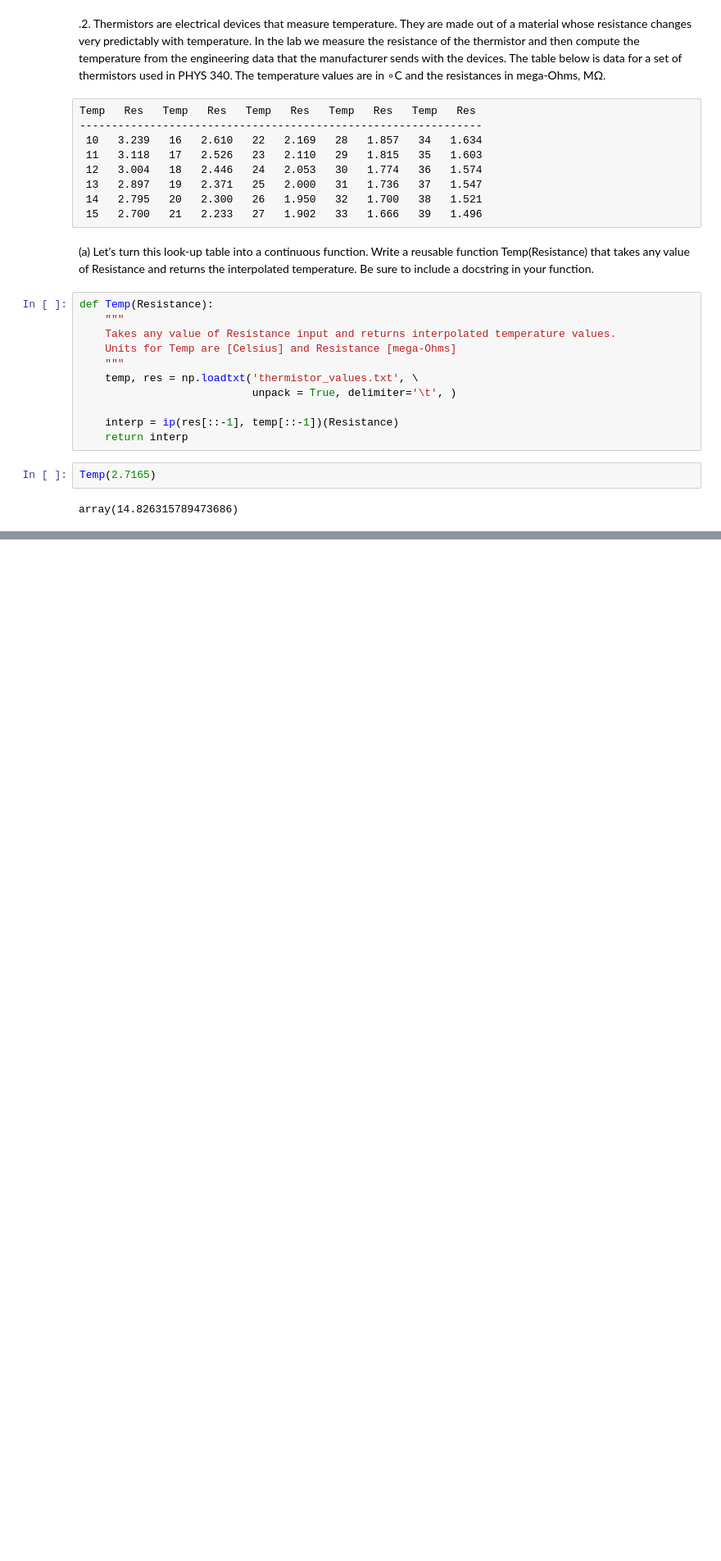
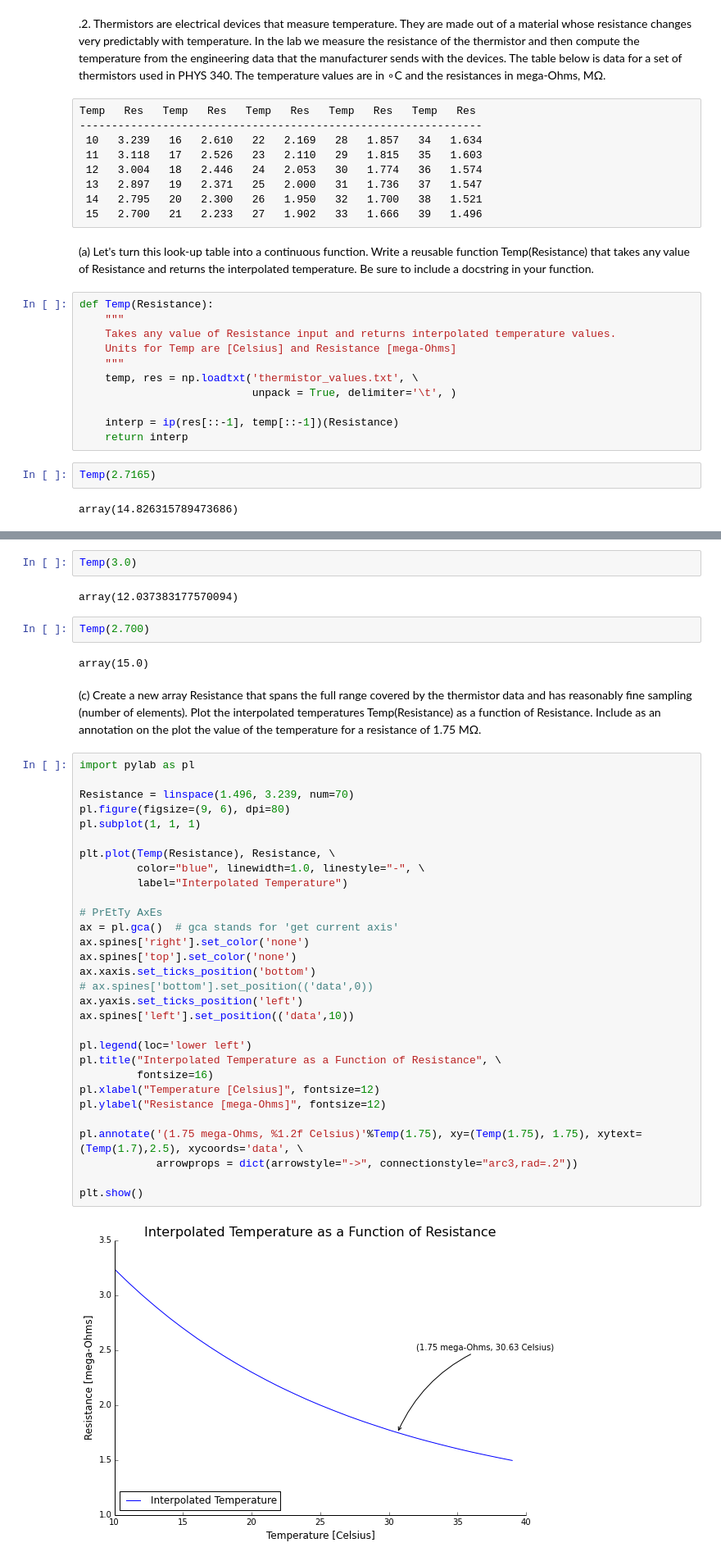
Before and after one commit to joknowle/PHYS202-S14, a Jupyter notebook: SciPy/InterpolationExercises.ipynb, the cells around one changed output, grey strips where cells are left out. Shown: that part at 82% size. Cells and saved outputs as stored; diff of their text form; blank space fills up the shorter version.

```diff
--- a/SciPy/InterpolationExercises.ipynb
+++ b/SciPy/InterpolationExercises.ipynb
@@ -83,0 +66,42 @@ class interp1d(scipy.interpolate.polyint._Interpolator1D)
+# %%
+Temp(3.0)
+# %% [output]
+array(12.037383177570094)
+# %%
+Temp(2.700)
+# %% [output]
+array(15.0)
+# %% [markdown]
+(c) Create a new array Resistance that spans the full range covered by the thermistor data and has reasonably fine sampling (number of elements). Plot the interpolated temperatures Temp(Resistance) as a function of Resistance. Include as an annotation on the plot the value of the temperature for a resistance of 1.75 MΩ.
+# %%
+import pylab as pl
+
+Resistance = linspace(1.496, 3.239, num=70)
+pl.figure(figsize=(9, 6), dpi=80)
+pl.subplot(1, 1, 1)
+
+plt.plot(Temp(Resistance), Resistance, \
+         color="blue", linewidth=1.0, linestyle="-", \
+         label="Interpolated Temperature")
+
+# PrEtTy AxEs
+ax = pl.gca()  # gca stands for 'get current axis'
+ax.spines['right'].set_color('none')
+ax.spines['top'].set_color('none')
+ax.xaxis.set_ticks_position('bottom')
+# ax.spines['bottom'].set_position(('data',0))
+ax.yaxis.set_ticks_position('left')
+ax.spines['left'].set_position(('data',10))
+
+pl.legend(loc='lower left')
+pl.title("Interpolated Temperature as a Function of Resistance", \
+         fontsize=16)
+pl.xlabel("Temperature [Celsius]", fontsize=12)
+pl.ylabel("Resistance [mega-Ohms]", fontsize=12)
+
+pl.annotate('(1.75 mega-Ohms, %1.2f Celsius)'%Temp(1.75), xy=(Temp(1.75), 1.75), xytext=(Temp(1.7),2.5), xycoords='data', \
+            arrowprops = dict(arrowstyle="->", connectionstyle="arc3,rad=.2"))
+
+plt.show()
+# %% [output]
+[figure, added]
```
Also changed, not shown: parts of 2 cells of this notebook, 3 other files.
